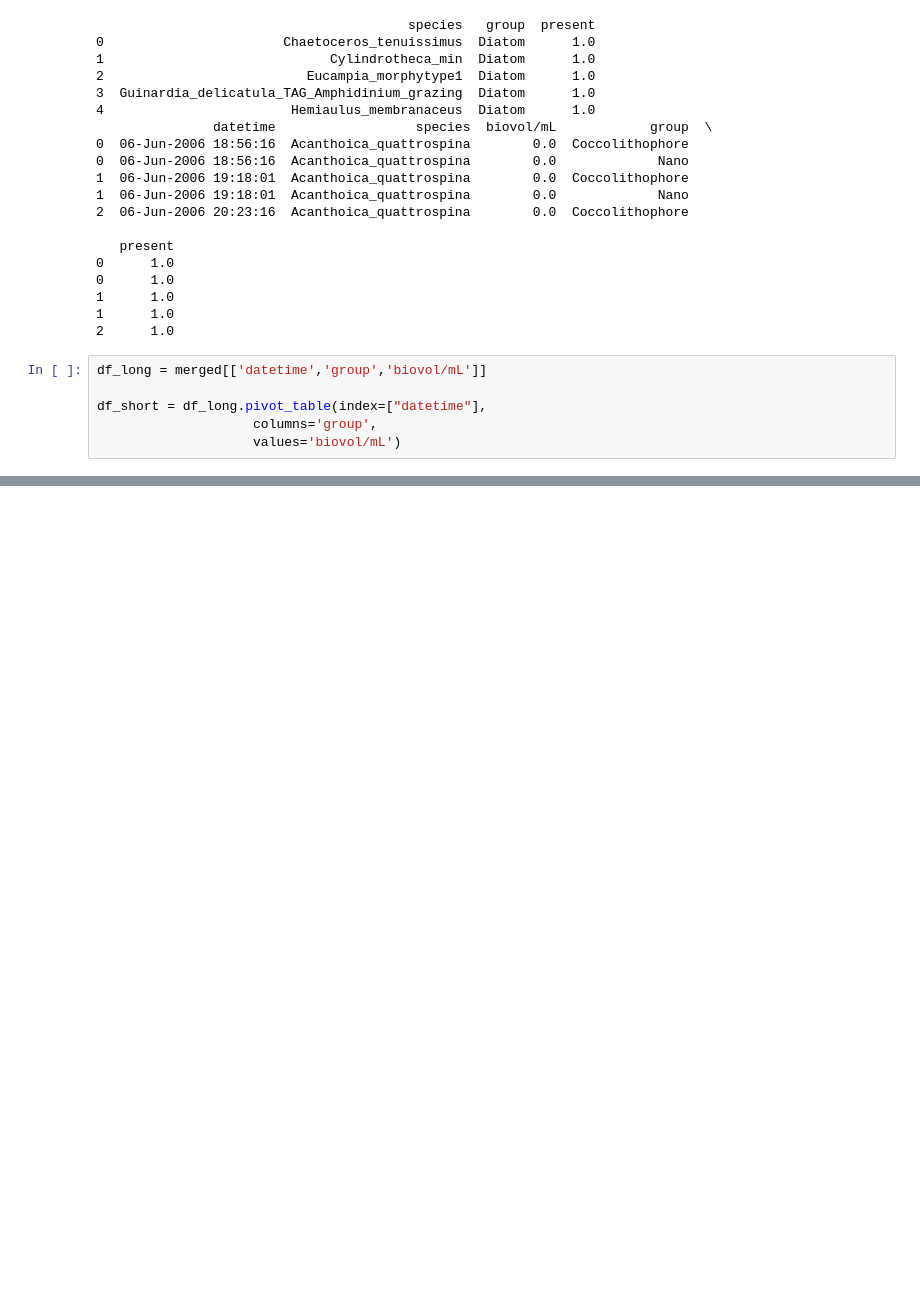
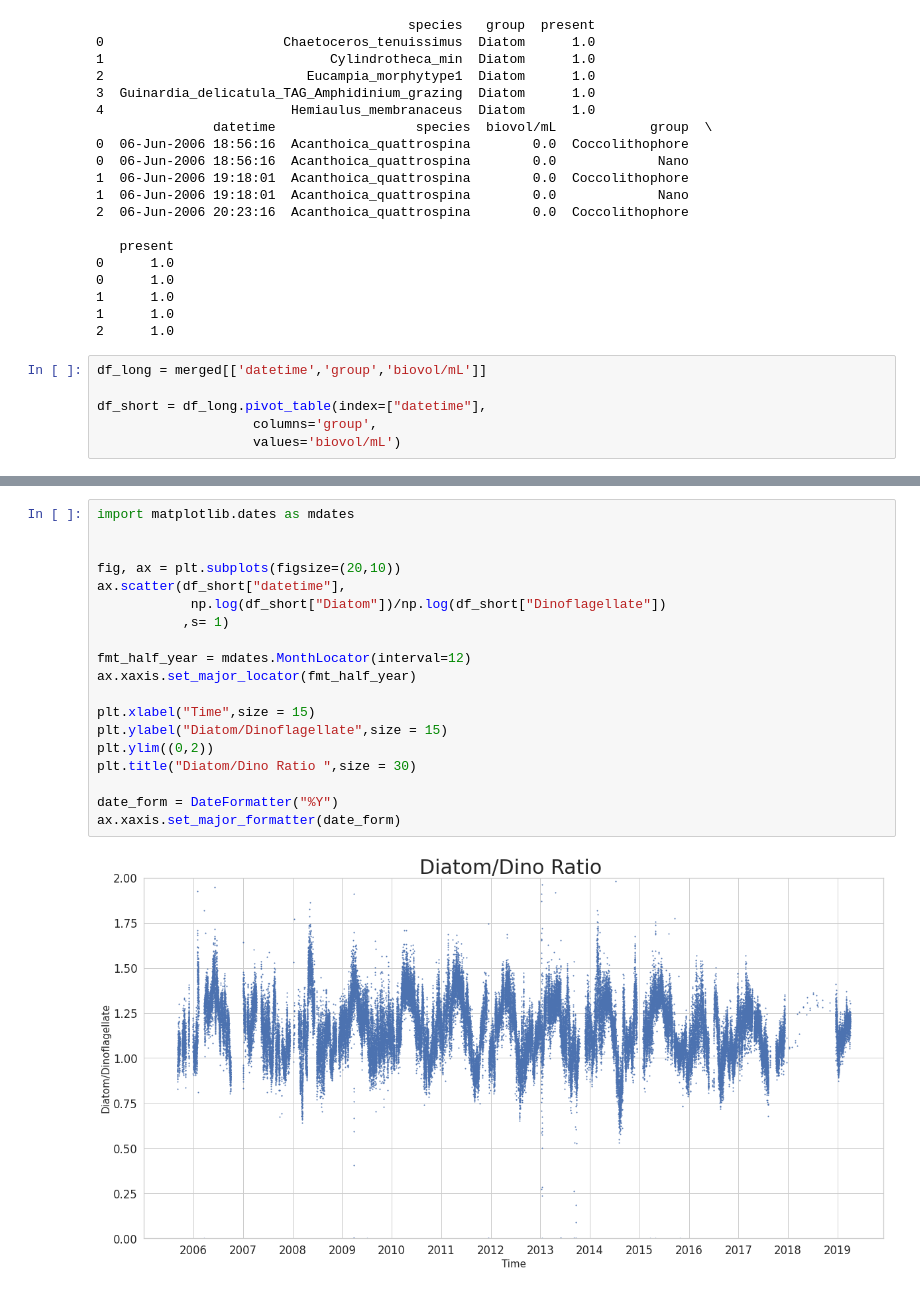
Before and after one commit to miraSantos/plankton-index, a Jupyter notebook: pi_convex_hull.ipynb, the cells around one changed output, grey strips where cells are left out. Drawn from its saved outputs; the diff is of its cells as text; blank space fills up the shorter version.

```diff
--- a/pi_convex_hull.ipynb
+++ b/pi_convex_hull.ipynb
@@ -161,0 +199,21 @@ pylab.show()
+# %%
+import matplotlib.dates as mdates
+
+
+fig, ax = plt.subplots(figsize=(20,10))
+ax.scatter(df_short["datetime"],
+            np.log(df_short["Diatom"])/np.log(df_short["Dinoflagellate"])
+           ,s= 1)
+
+fmt_half_year = mdates.MonthLocator(interval=12)
+ax.xaxis.set_major_locator(fmt_half_year)
+
+plt.xlabel("Time",size = 15)
+plt.ylabel("Diatom/Dinoflagellate",size = 15)
+plt.ylim((0,2))
+plt.title("Diatom/Dino Ratio ",size = 30)
+
+date_form = DateFormatter("%Y")
+ax.xaxis.set_major_formatter(date_form)
+# %% [output]
+[figure, added]
```
Also changed, not shown: parts of 12 cells of this notebook.
